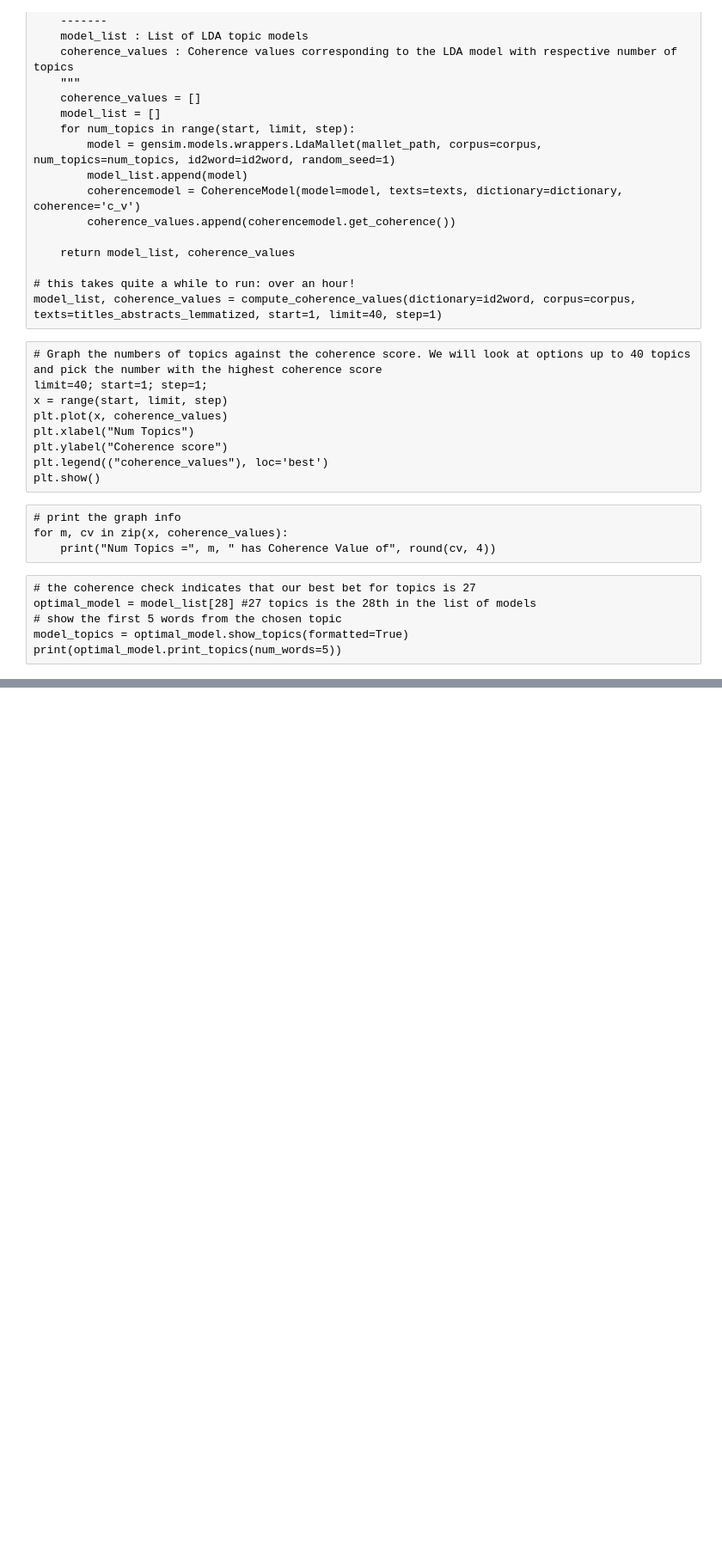
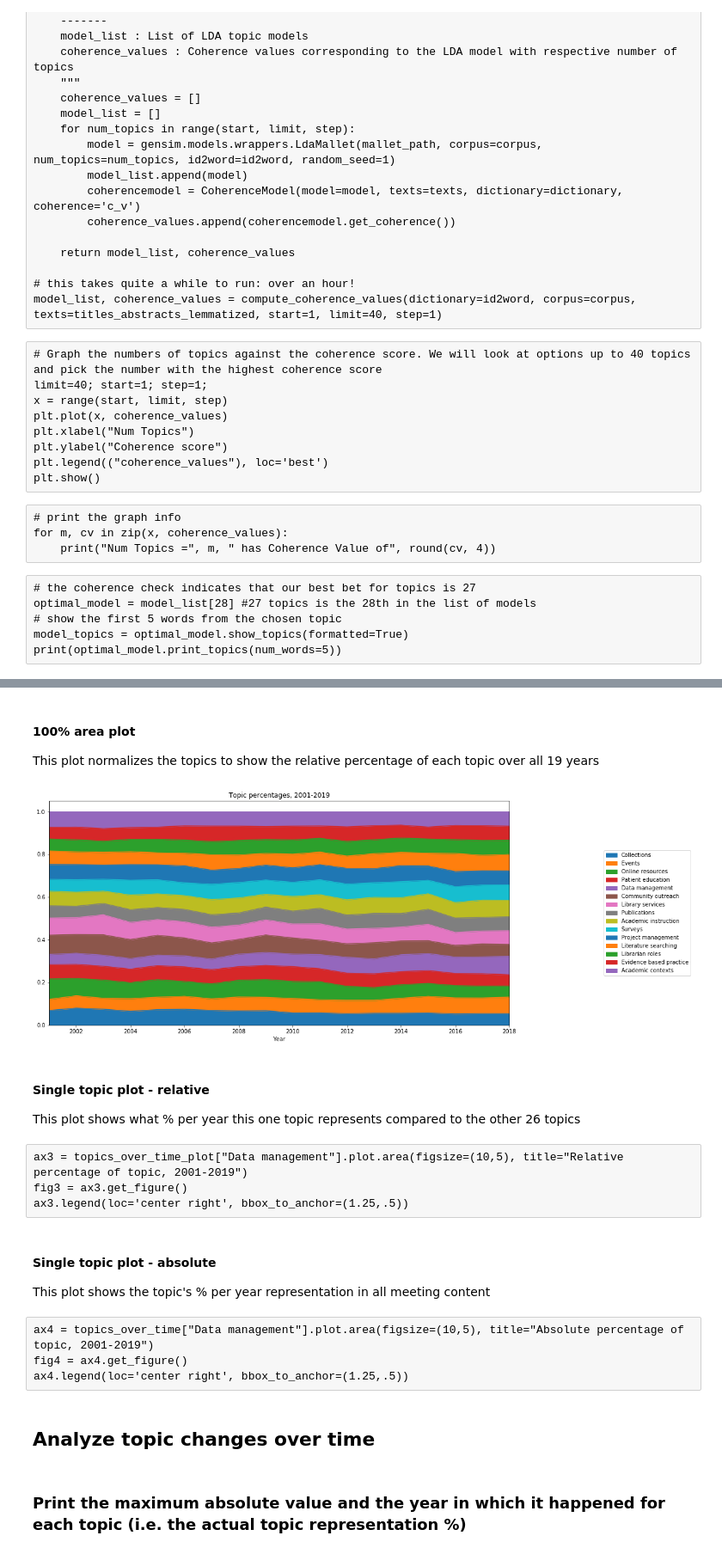
Before and after one commit to bethanymyers/mla, a Jupyter notebook: MLA LDA.ipynb, the cells around one changed output, grey strips where cells are left out. Shown at 86% size. Saved outputs shown, nothing was run; the diff lists cells and outputs as text; code cells hidden in the pictures; blank space fills up the shorter version.

```diff
--- a/MLA LDA.ipynb
+++ b/MLA LDA.ipynb
@@ -513,0 +434,33 @@ Length: 27, dtype: int64
+# %% [markdown]
+#### 100% area plot
+
+This plot normalizes the topics to show the relative percentage of each topic over all 19 years
+# %%
+topics_over_time_plot = topics_over_time.divide(topics_over_time.sum(axis=1), axis=0)
+
+ax2 = topics_over_time_plot.plot.area(figsize=(15,7.5), title="Topic percentages, 2001-2019")
+fig2 = ax2.get_figure()
+ax2.legend(loc='center right', bbox_to_anchor=(1.4,.5))
+fig2.savefig("area plot.png", dpi =1000)
+# %% [output]
+[figure, added]
+# %% [markdown]
+#### Single topic plot - relative
+
+This plot shows what % per year this one topic represents compared to the other 26 topics
+# %% [raw]
+ax3 = topics_over_time_plot["Data management"].plot.area(figsize=(10,5), title="Relative percentage of topic, 2001-2019")
+fig3 = ax3.get_figure()
+ax3.legend(loc='center right', bbox_to_anchor=(1.25,.5))
+# %% [markdown]
+#### Single topic plot - absolute
+
+This plot shows the topic's % per year representation in all meeting content
+# %% [raw]
+ax4 = topics_over_time["Data management"].plot.area(figsize=(10,5), title="Absolute percentage of topic, 2001-2019")
+fig4 = ax4.get_figure()
+ax4.legend(loc='center right', bbox_to_anchor=(1.25,.5))
+# %% [markdown]
+## Analyze topic changes over time
+# %% [markdown]
+### Print the maximum absolute value and the year in which it happened for each topic (i.e. the actual topic representation %)
```
Also changed, not shown: parts of 84 cells of this notebook, 1 other file.
